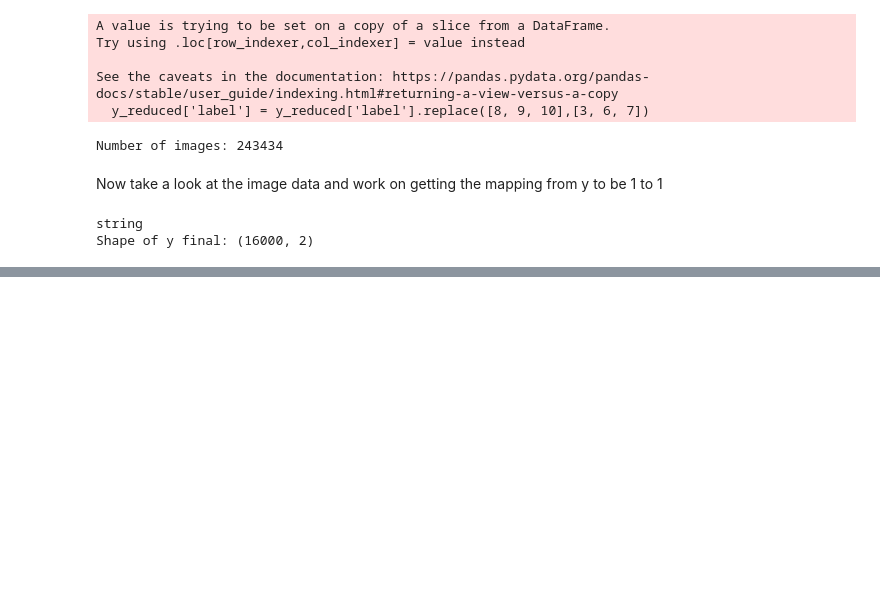
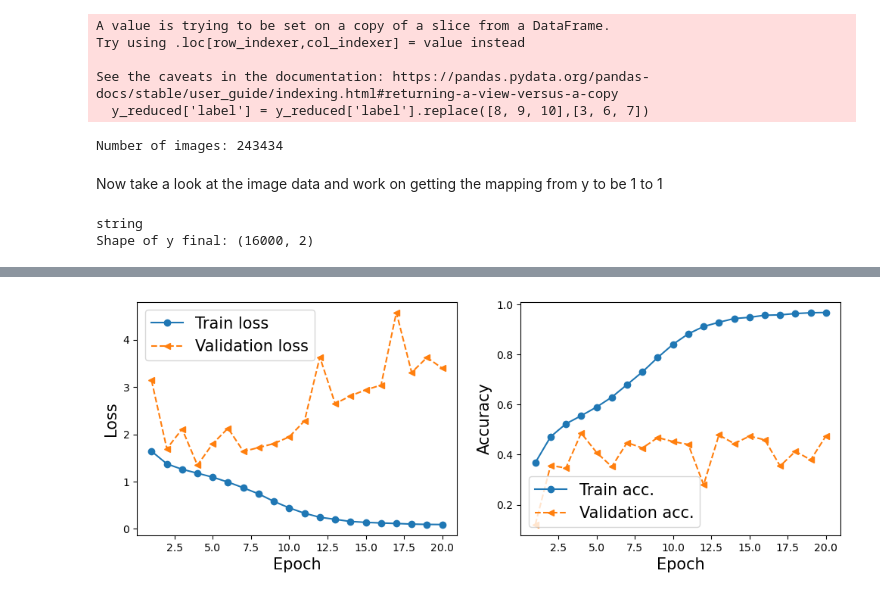
Before and after one commit to jspencermorris/galaxies_sdss, a Jupyter notebook: notebooks/Image_Classification_Combined.ipynb, the cells around one changed output, grey strips where cells are left out. Drawn from its saved outputs; the diff is of its cells as text; code cells hidden in the pictures; blank space fills up the shorter version.

```diff
--- a/notebooks/Image_Classification_Combined.ipynb
+++ b/notebooks/Image_Classification_Combined.ipynb
@@ -364,0 +407,14 @@ Print training data examples:
+# %%
+base_model = ResNet50(weights='imagenet', include_top=False, input_shape=input_shape_alt)
+
+x = base_model.output
+x = GlobalAveragePooling2D()(x)
+x = Dense(1024, activation='relu')(x)
+predictions = Dense(class_num, activation='softmax')(x)
+
+res_model = Model(inputs=base_model.input, outputs=predictions)
+res_model.summary()
+
+res_model.compile(optimizer=tf.keras.optimizers.Adam(),
+              loss=tf.keras.losses.SparseCategoricalCrossentropy(),
+              metrics=['accuracy'])
@@ -364,0 +439,5 @@ Print training data examples:
+# %%
+history_res = res_model.fit(X_train, y_train,
+                    epochs=epochs_num,
+                    validation_data=(X_val, y_val), shuffle=True
+)
@@ -364,0 +462,4 @@ Print training data examples:
+# %%
+model_history_plot(history_res)
+# %% [output]
+[figure, added]
```
Also changed, not shown: parts of 36 cells of this notebook.
